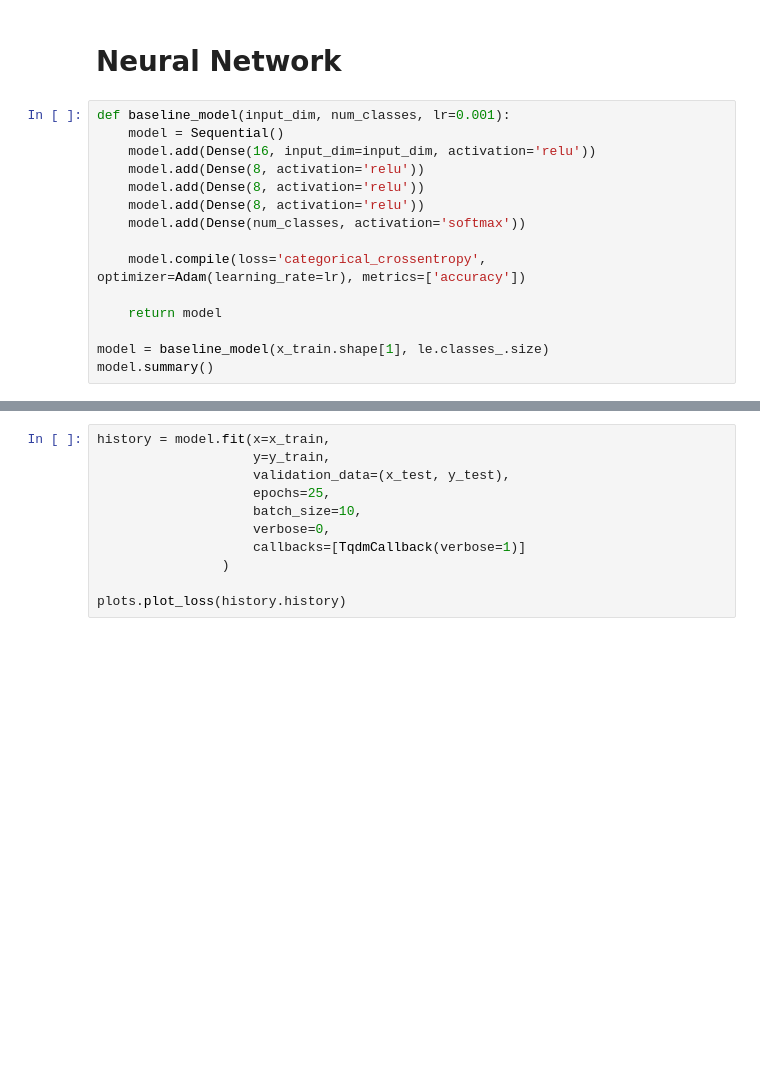
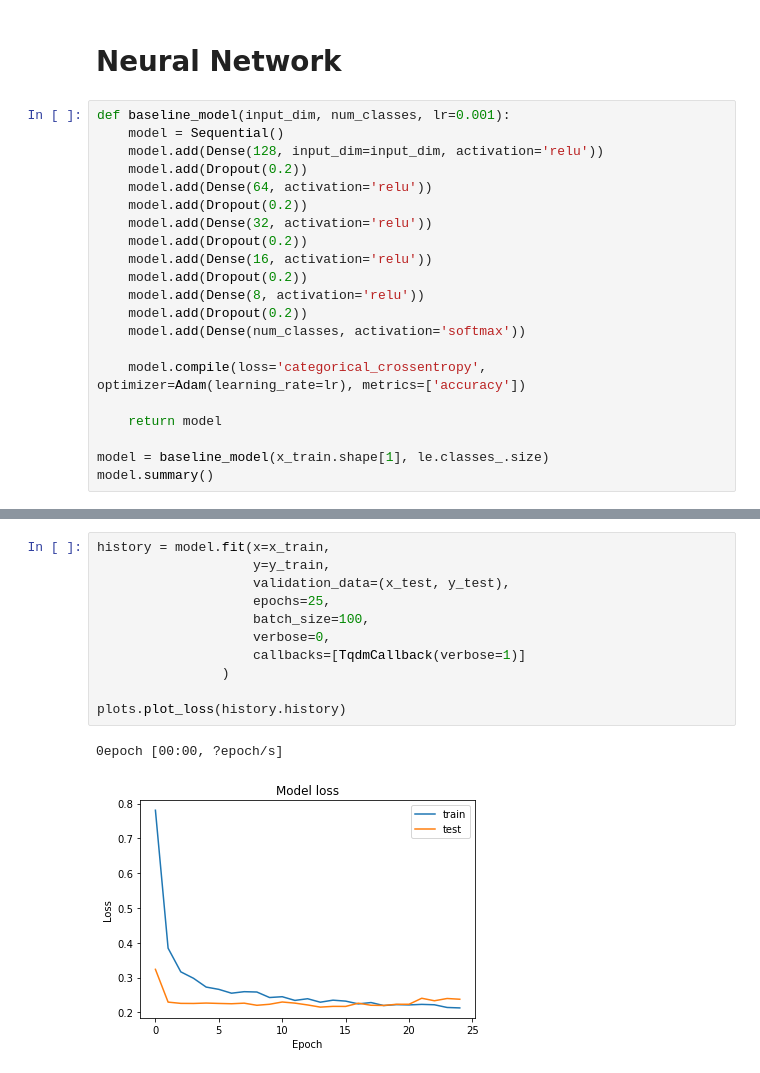
Before and after one commit to epfl-ML/project2-code, a Jupyter notebook: ml_methods.ipynb, the cells around one changed output, grey strips where cells are left out. Drawn from its saved outputs; the diff is of its cells as text; blank space fills up the shorter version.

```diff
--- a/ml_methods.ipynb
+++ b/ml_methods.ipynb
@@ -115,10 +124,16 @@ weighted avg       0.96      0.96      0.96     12958
 # %%
 def baseline_model(input_dim, num_classes, lr=0.001):
     model = Sequential()
-    model.add(Dense(16, input_dim=input_dim, activation='relu'))
+    model.add(Dense(128, input_dim=input_dim, activation='relu'))
+    model.add(Dropout(0.2))
+    model.add(Dense(64, activation='relu'))
+    model.add(Dropout(0.2))
+    model.add(Dense(32, activation='relu'))
+    model.add(Dropout(0.2))
+    model.add(Dense(16, activation='relu'))
+    model.add(Dropout(0.2))
     model.add(Dense(8, activation='relu'))
-    model.add(Dense(8, activation='relu'))
-    model.add(Dense(8, activation='relu'))
+    model.add(Dropout(0.2))
     model.add(Dense(num_classes, activation='softmax'))
 
     model.compile(loss='categorical_crossentropy', optimizer=Adam(learning_rate=lr), metrics=['accuracy'])
@@ -130,13 +168,16 @@ model.summary()
 # %%
 history = model.fit(x=x_train,
                     y=y_train,
                     validation_data=(x_test, y_test),
                     epochs=25,
-                    batch_size=10,
+                    batch_size=100,
                     verbose=0,
                     callbacks=[TqdmCallback(verbose=1)]
                 )
 
 plots.plot_loss(history.history)
+# %% [output]
+0epoch [00:00, ?epoch/s]
+[figure, added]
 # %%
 plots.plot_confusion(model=model, x_test=x_test, y_test=y_test, le=le, cat_matrix=True, normalize='true')
```
Also changed, not shown: parts of 8 cells of this notebook, 2 other files.
